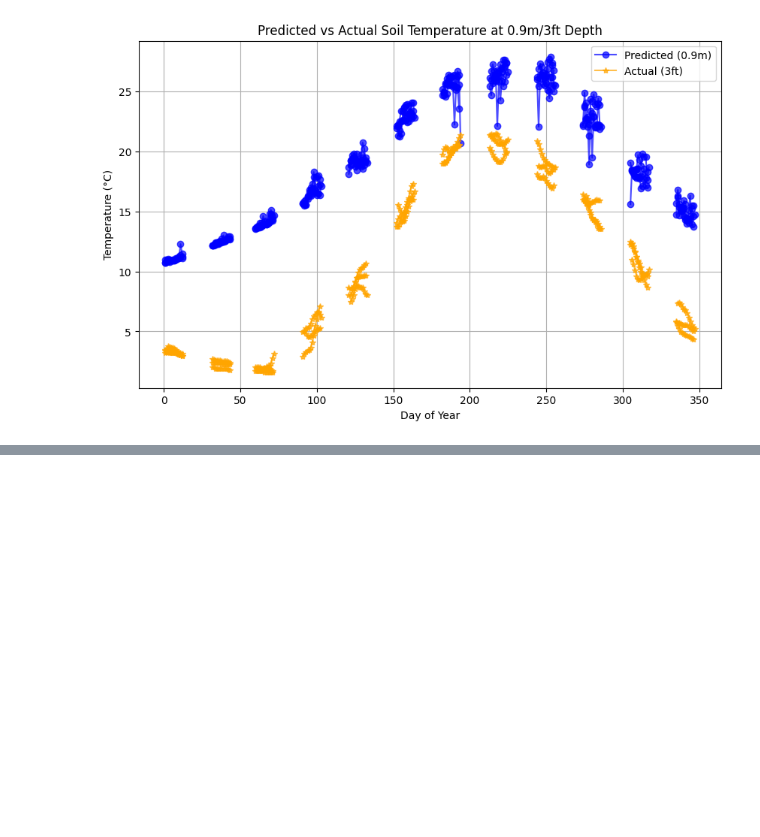
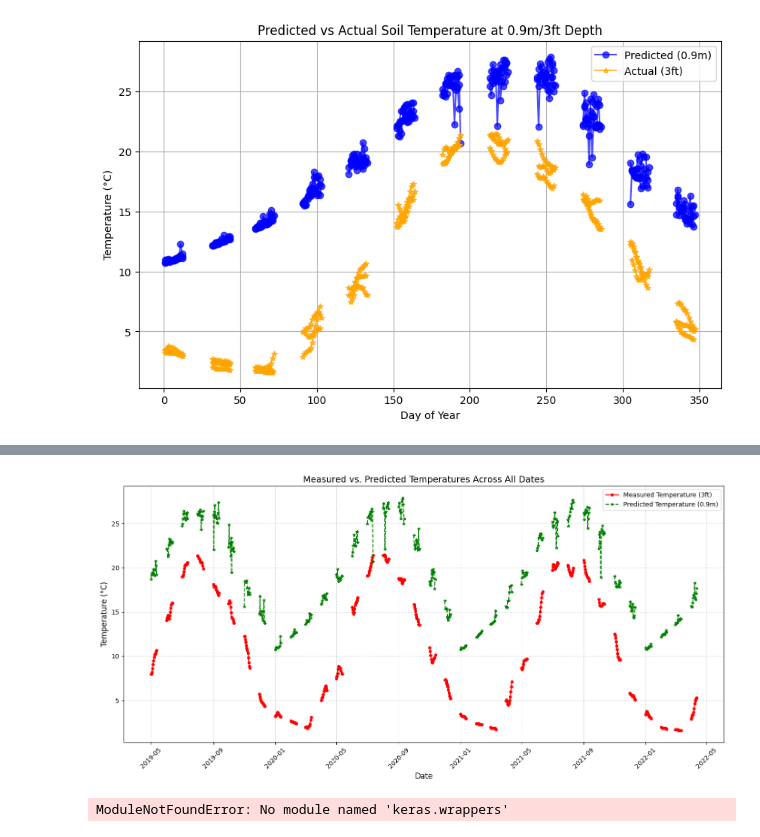
Before and after one commit to sandeepbandi924/PROJECTS, a Jupyter notebook: Temperature Prediction in Pavement Base and Subgrade Layers/Validation_temp (1)[1].ipynb, the cells around one changed output, grey strips where cells are left out. Saved outputs shown, nothing was run; the diff lists cells and outputs as text; code cells hidden in the pictures; blank space fills up the shorter version.

```diff
--- a/Temperature Prediction in Pavement Base and Subgrade Layers/Validation_temp (1)[1].ipynb
+++ b/Temperature Prediction in Pavement Base and Subgrade Layers/Validation_temp (1)[1].ipynb
@@ -296,0 +303,25 @@ plt.show()
+# %%
+# Extracting necessary columns as numpy arrays
+y_test = np.array(data[["Temperature3ft (0.91m)"]])
+y_pred = np.array(X[["Temp_Pred(0.9m)"]])
+
+# Plot for Measured vs. Predicted Temperatures at 0.9m for all years
+plt.figure(figsize=(14, 7))
+
+# Plotting Measured Temperatures for 3ft
+plt.plot(data['Date'], y_test[:, 0], label='Measured Temperature (3ft)', color='red', linestyle='-', marker='o', markersize=4)
+
+# Plotting Predicted Temperatures for 0.9m
+plt.plot(data['Date'], y_pred[:, 0], label='Predicted Temperature (0.9m)', color='green', linestyle='--', marker='*', markersize=4)
+
+# Customizing the plot
+plt.title('Measured vs. Predicted Temperatures Across All Dates', fontsize=14)
+plt.xlabel('Date', fontsize=12)
+plt.ylabel('Temperature (°C)', fontsize=12)
+plt.xticks(rotation=45)
+plt.legend(fontsize=10)
+plt.grid(visible=True, linestyle='--', alpha=0.5)
+plt.tight_layout()
+plt.show()
+# %% [output]
+[figure, added]
@@ -296,0 +337,22 @@ plt.show()
+# %%
+from keras.wrappers.scikit_learn import KerasRegressor
+from sklearn.model_selection import GridSearchCV
+
+# Define function to create ANN model
+def create_model(learning_rate=0.01):
+    model = Sequential()
+    model.add(Dense(32, input_dim=X_train.shape[1], activation='relu'))
+    model.add(Dense(16, activation='relu'))
+    model.add(Dense(1))  # Output layer
+    model.compile(optimizer=Adam(learning_rate=learning_rate), loss='mse')
+    return model
+
+# Wrap ANN model for GridSearch
+model = KerasRegressor(build_fn=create_model, verbose=0)
+param_grid = {'batch_size': [16, 32], 'epochs': [50, 100], 'learning_rate': [0.01, 0.001]}
+grid = GridSearchCV(estimator=model, param_grid=param_grid, cv=3)
+grid_result = grid.fit(X_train, y_train)
+
+print("Best Parameters:", grid_result.best_params_)
+# %% [output]
+ModuleNotFoundError: No module named 'keras.wrappers'
```
Also changed, not shown: parts of 6 cells of this notebook.
